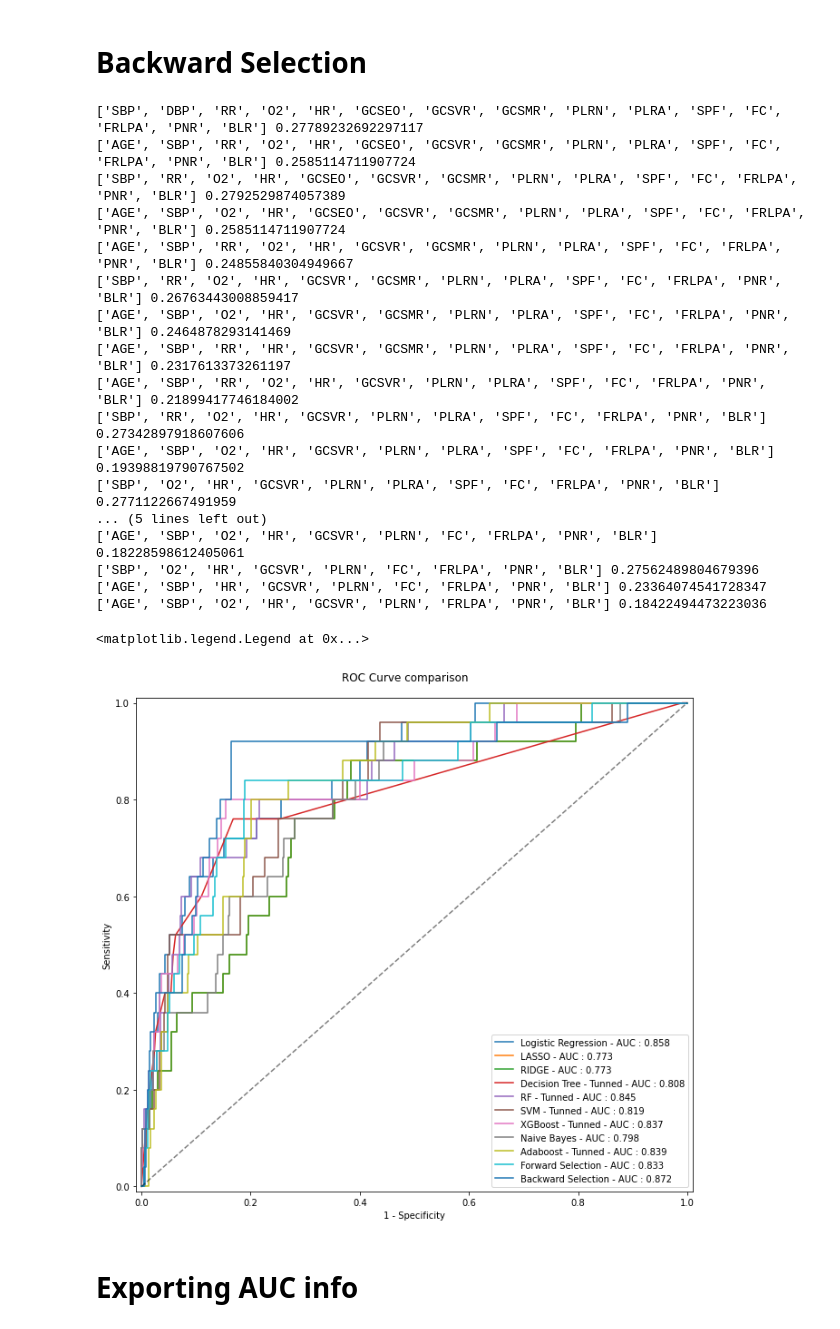
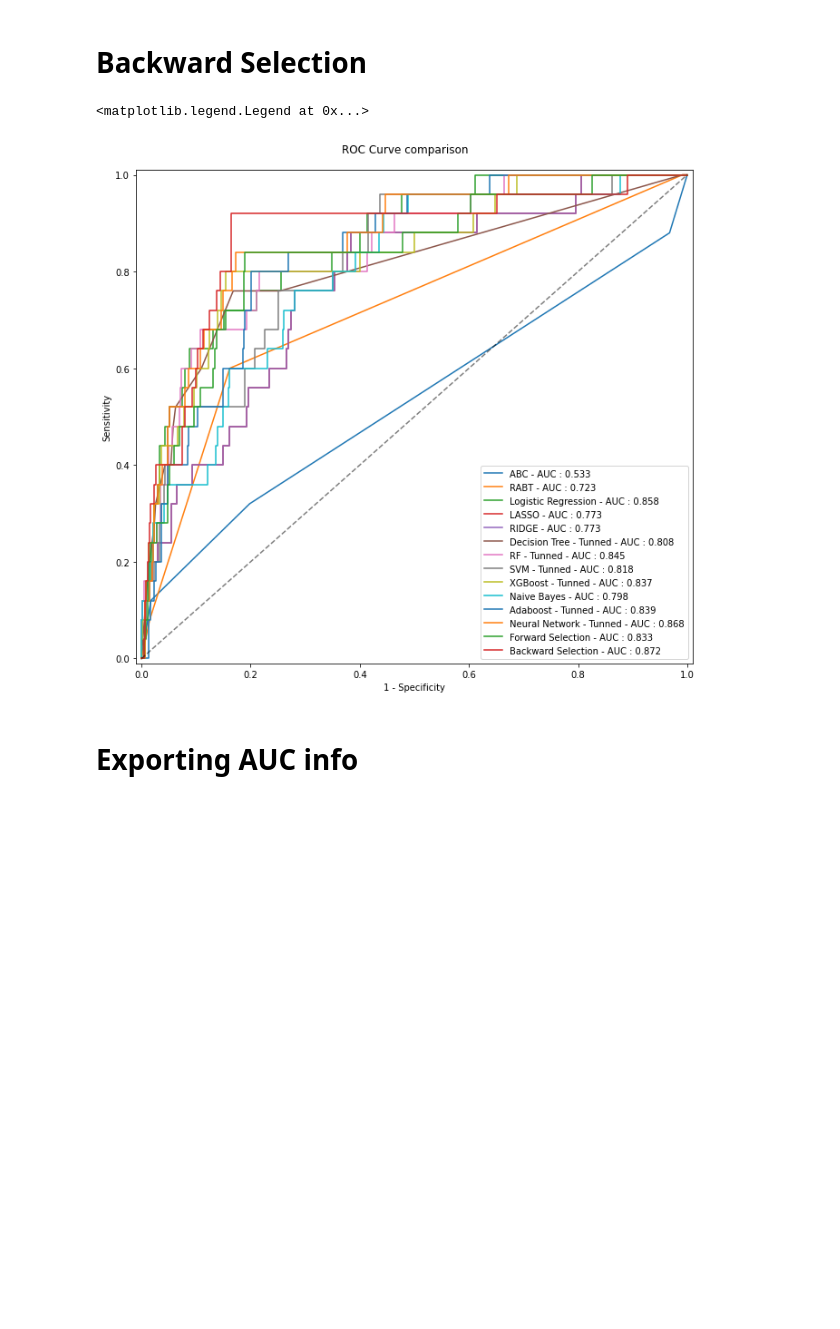
Before and after one commit to mtp-usc/mtp-usc.github.io, a Jupyter notebook: paper_results.ipynb, the cells around one changed output. Saved outputs shown, nothing was run; the diff lists cells and outputs as text; code cells hidden in the pictures; blank space fills up the shorter version.

```diff
--- a/paper_results.ipynb
+++ b/paper_results.ipynb
@@ -1341,8 +1275,8 @@ for depth in max_depths:
   for lr in eta:
     model_ = XGBClassifier(objective= 'binary:logistic',seed=0, max_depth=depth, learning_rate = lr)
     model_.fit(X_train, y_train)
-    bestSensitivity, bestSpecificity, bestThr, aucValue, ppv, fpv, f1 = getMetrics(model_, xTest=X_test , yTest= y_test)
-    metric = ((1-bestSensitivity) ** 2 + (1-bestSpecificity)**2)**(1/2)
+    bestSensitivity, bestSpecificity, bestThr, aucValue, ppv, fpv, f1, metric = getMetrics(model_, xTest=X_test , yTest= y_test)
+
     if metric < bestMetric:
       bestMetric = metric
       bestModel = model_
@@ -1583,8 +1519,8 @@ for n_estimator in n_estimators:
 
     model_ = AdaBoostClassifier(base_estimator = estimator, n_estimators = int(n_estimator), random_state=0)
     model_.fit(X_train, y_train)
-    bestSensitivity, bestSpecificity, bestThr, aucValue, ppv, fpv, f1 = getMetrics(model_, xTest=X_test , yTest= y_test)
-    metric = ((1-bestSensitivity) ** 2 + (1-bestSpecificity)**2)**(1/2)
+    bestSensitivity, bestSpecificity, bestThr, aucValue, ppv, fpv, f1, metric = getMetrics(model_, xTest=X_test , yTest= y_test)
+
     if metric < bestMetric:
       bestMetric = metric
       bestModel = model_
@@ -1752,12 +1661,11 @@ for firstLayer in [10,9,8,7,6,5,4]:
   for secondLayer in [10,9,8,7,6,5,4]:
     for thirdLayer in [10,9,8,7,6,5,4]:
       for fourthLayer in [10,9,8,7,6,5,4]:
-        print(firstLayer, secondLayer, thirdLayer, fourthLayer)
         model_ = MLPClassifier(hidden_layer_sizes=(firstLayer, secondLayer, thirdLayer, fourthLayer), random_state=1, max_iter=300)
 
         model_.fit(X_train, y_train)
-        bestSensitivity, bestSpecificity, bestThr, aucValue, ppv, fpv, f1, distance = getMetrics(model_, xTest=X_test , yTest= y_test)
-        metric = ((1-bestSensitivity) ** 2 + (1-bestSpecificity)**2)**(1/2)
+        bestSensitivity, bestSpecificity, bestThr, aucValue, ppv, fpv, f1, metric = getMetrics(model_, xTest=X_test , yTest= y_test)
+
         if metric < bestMetric:
           bestMetric = metric
           bestModel = model_
@@ -1838,9 +1767,9 @@ while condition:
     )
 
     model_.fit(X_train_,y_train)
-    bestSensitivity, bestSpecificity, bestThr, aucValue, ppv, fpv, f1 = getMetrics(model_, xTest=X_test_ , yTest= y_test)
-    test_metrics = [bestSensitivity, bestSpecificity, bestThr, aucValue, ppv, fpv, f1]
-    metric = ((1-bestSensitivity) ** 2 + (1-bestSpecificity)**2)**(1/2)
+    bestSensitivity, bestSpecificity, bestThr, aucValue, ppv, fpv, f1, metric = getMetrics(model_, xTest=X_test_ , yTest= y_test)
+    test_metrics = [bestSensitivity, bestSpecificity, bestThr, aucValue, ppv, fpv, f1, metric]
+
 
     if metric < best_metric_temp:
       best_metric_temp = metric
@@ -1864,6 +1793,8 @@ fpr_m13, tpr_m13, _ = roc_curve(y_test,  y_probs_13)
 auc_m13 = auc(fpr_m13, tpr_m13)
 
 plt.figure(figsize=(11,10))
+plt.plot(fpr_ABC, tpr_ABC, label = f'ABC - AUC : {auc_ABC:.3f}')
+plt.plot(fpr_RABT, tpr_RABT, label = f'RABT - AUC : {auc_RABT:.3f}')
 plt.plot(fpr_m1, tpr_m1, label = f'Logistic Regression - AUC : {auc_m1:.3f}')
 plt.plot(fpr_m6, tpr_m6, label = f'LASSO - AUC : {auc_m6:.3f}')
 plt.plot(fpr_m7, tpr_m7, label = f'RIDGE - AUC : {auc_m7:.3f}')
@@ -1873,6 +1804,7 @@ plt.plot(fpr_m10_tunning, tpr_m10_tunning, label = f'SVM - Tunned - AUC : {auc_m
 plt.plot(fpr_m11_tunning, tpr_m11_tunning, label = f'XGBoost - Tunned - AUC : {auc_m11_tunning:.3f}')
 plt.plot(fpr_m12, tpr_m12, label = f'Naive Bayes - AUC : {auc_m12:.3f}')
 plt.plot(fpr_m13_tunning, tpr_m13_tunning, label = f'Adaboost - Tunned - AUC : {auc_m13_tunning:.3f}')
+plt.plot(fpr_m14_tunning, tpr_m14_tunning, label = f'Neural Network - Tunned - AUC : {auc_m14_tunning:.3f}')
 plt.plot(fpr_m13, tpr_m13, label = f'Forward Selection - AUC : {auc_m13:.3f}')
 plt.plot([0,1],[0,1], '--', c = [0,0,0,0.5])
 plt.xlabel('1 - Specificity')
@@ -1912,8 +1844,8 @@ while condition:
     )
 
     model_.fit(X_train_,y_train)
-    bestSensitivity, bestSpecificity, bestThr, aucValue, ppv, fpv, f1 = getMetrics(model_, xTest=X_test_ , yTest= y_test)
-    test_metrics = [bestSensitivity, bestSpecificity, bestThr, aucValue, ppv, fpv, f1]
+    bestSensitivity, bestSpecificity, bestThr, aucValue, ppv, fpv, f1, metric = getMetrics(model_, xTest=X_test_ , yTest= y_test)
+    test_metrics = [bestSensitivity, bestSpecificity, bestThr, aucValue, ppv, fpv, f1, metric]
     metric = ((1-bestSensitivity) ** 2 + (1-bestSpecificity)**2)**(1/2)
 
     if metric < best_metric_temp:
@@ -1921,7 +1853,6 @@ while condition:
       best_variable = variable
       best_test_metrics = test_metrics
       best_model_temp = model_
-      print(to_test, metric)
 
   if best_metric_temp < best_metric:
     best_metric = best_metric_temp
@@ -1930,52 +1861,38 @@ while condition:
 
   else:
     condition = False
 
 y_probs_14 = best_model.predict_proba(X_test[total_columns])[:,1]
 
 fpr_m14, tpr_m14, _ = roc_curve(y_test,  y_probs_14)
 
 auc_m14 = auc(fpr_m14, tpr_m14)
 
 plt.figure(figsize=(11,10))
+plt.plot(fpr_ABC, tpr_ABC, label = f'ABC - AUC : {auc_ABC:.3f}')
+plt.plot(fpr_RABT, tpr_RABT, label = f'RABT - AUC : {auc_RABT:.3f}')
 plt.plot(fpr_m1, tpr_m1, label = f'Logistic Regression - AUC : {auc_m1:.3f}')
 plt.plot(fpr_m6, tpr_m6, label = f'LASSO - AUC : {auc_m6:.3f}')
 plt.plot(fpr_m7, tpr_m7, label = f'RIDGE - AUC : {auc_m7:.3f}')
 plt.plot(fpr_m8_tunning, tpr_m8_tunning, label = f'Decision Tree - Tunned - AUC : {auc_m8_tunning:.3f}')
 plt.plot(fpr_m9_tunning, tpr_m9_tunning, label = f'RF - Tunned - AUC : {auc_m9_tunning:.3f}')
 plt.plot(fpr_m10_tunning, tpr_m10_tunning, label = f'SVM - Tunned - AUC : {auc_m10_tunning:.3f}')
 plt.plot(fpr_m11_tunning, tpr_m11_tunning, label = f'XGBoost - Tunned - AUC : {auc_m11_tunning:.3f}')
 plt.plot(fpr_m12, tpr_m12, label = f'Naive Bayes - AUC : {auc_m12:.3f}')
 plt.plot(fpr_m13_tunning, tpr_m13_tunning, label = f'Adaboost - Tunned - AUC : {auc_m13_tunning:.3f}')
+plt.plot(fpr_m14_tunning, tpr_m14_tunning, label = f'Neural Network - Tunned - AUC : {auc_m14_tunning:.3f}')
 plt.plot(fpr_m13, tpr_m13, label = f'Forward Selection - AUC : {auc_m13:.3f}')
 plt.plot(fpr_m14, tpr_m14, label = f'Backward Selection - AUC : {auc_m14:.3f}')
 plt.plot([0,1],[0,1], '--', c = [0,0,0,0.5])
 plt.xlabel('1 - Specificity')
 plt.ylabel('Sensitivity')
 plt.xlim((-0.01,1.01))
 plt.ylim((-0.01,1.01))
 plt.suptitle('ROC Curve comparison',y=0.92)
 plt.legend(loc='lower right')
 # %% [output]
-['SBP', 'DBP', 'RR', 'O2', 'HR', 'GCSEO', 'GCSVR', 'GCSMR', 'PLRN', 'PLRA', 'SPF', 'FC', 'FRLPA', 'PNR', 'BLR'] 0.27789232692297117
-['AGE', 'SBP', 'RR', 'O2', 'HR', 'GCSEO', 'GCSVR', 'GCSMR', 'PLRN', 'PLRA', 'SPF', 'FC', 'FRLPA', 'PNR', 'BLR'] 0.2585114711907724
-['SBP', 'RR', 'O2', 'HR', 'GCSEO', 'GCSVR', 'GCSMR', 'PLRN', 'PLRA', 'SPF', 'FC', 'FRLPA', 'PNR', 'BLR'] 0.2792529874057389
-['AGE', 'SBP', 'O2', 'HR', 'GCSEO', 'GCSVR', 'GCSMR', 'PLRN', 'PLRA', 'SPF', 'FC', 'FRLPA', 'PNR', 'BLR'] 0.2585114711907724
-['AGE', 'SBP', 'RR', 'O2', 'HR', 'GCSVR', 'GCSMR', 'PLRN', 'PLRA', 'SPF', 'FC', 'FRLPA', 'PNR', 'BLR'] 0.24855840304949667
-['SBP', 'RR', 'O2', 'HR', 'GCSVR', 'GCSMR', 'PLRN', 'PLRA', 'SPF', 'FC', 'FRLPA', 'PNR', 'BLR'] 0.26763443008859417
-['AGE', 'SBP', 'O2', 'HR', 'GCSVR', 'GCSMR', 'PLRN', 'PLRA', 'SPF', 'FC', 'FRLPA', 'PNR', 'BLR'] 0.2464878293141469
-['AGE', 'SBP', 'RR', 'HR', 'GCSVR', 'GCSMR', 'PLRN', 'PLRA', 'SPF', 'FC', 'FRLPA', 'PNR', 'BLR'] 0.2317613373261197
-['AGE', 'SBP', 'RR', 'O2', 'HR', 'GCSVR', 'PLRN', 'PLRA', 'SPF', 'FC', 'FRLPA', 'PNR', 'BLR'] 0.21899417746184002
-['SBP', 'RR', 'O2', 'HR', 'GCSVR', 'PLRN', 'PLRA', 'SPF', 'FC', 'FRLPA', 'PNR', 'BLR'] 0.27342897918607606
-['AGE', 'SBP', 'O2', 'HR', 'GCSVR', 'PLRN', 'PLRA', 'SPF', 'FC', 'FRLPA', 'PNR', 'BLR'] 0.19398819790767502
-['SBP', 'O2', 'HR', 'GCSVR', 'PLRN', 'PLRA', 'SPF', 'FC', 'FRLPA', 'PNR', 'BLR'] 0.2771122667491959
-... (5 lines left out)
-['AGE', 'SBP', 'O2', 'HR', 'GCSVR', 'PLRN', 'FC', 'FRLPA', 'PNR', 'BLR'] 0.18228598612405061
-['SBP', 'O2', 'HR', 'GCSVR', 'PLRN', 'FC', 'FRLPA', 'PNR', 'BLR'] 0.27562489804679396
-['AGE', 'SBP', 'HR', 'GCSVR', 'PLRN', 'FC', 'FRLPA', 'PNR', 'BLR'] 0.23364074541728347
-['AGE', 'SBP', 'O2', 'HR', 'GCSVR', 'PLRN', 'FRLPA', 'PNR', 'BLR'] 0.18422494473223036
+<matplotlib.legend.Legend at 0x...>
-<matplotlib.legend.Legend at 0x...>
-[figure, old version]
+[figure, new version]
 # %% [markdown]
 # Exporting AUC info
 # %%
```
Also changed, not shown: parts of 32 cells of this notebook.
